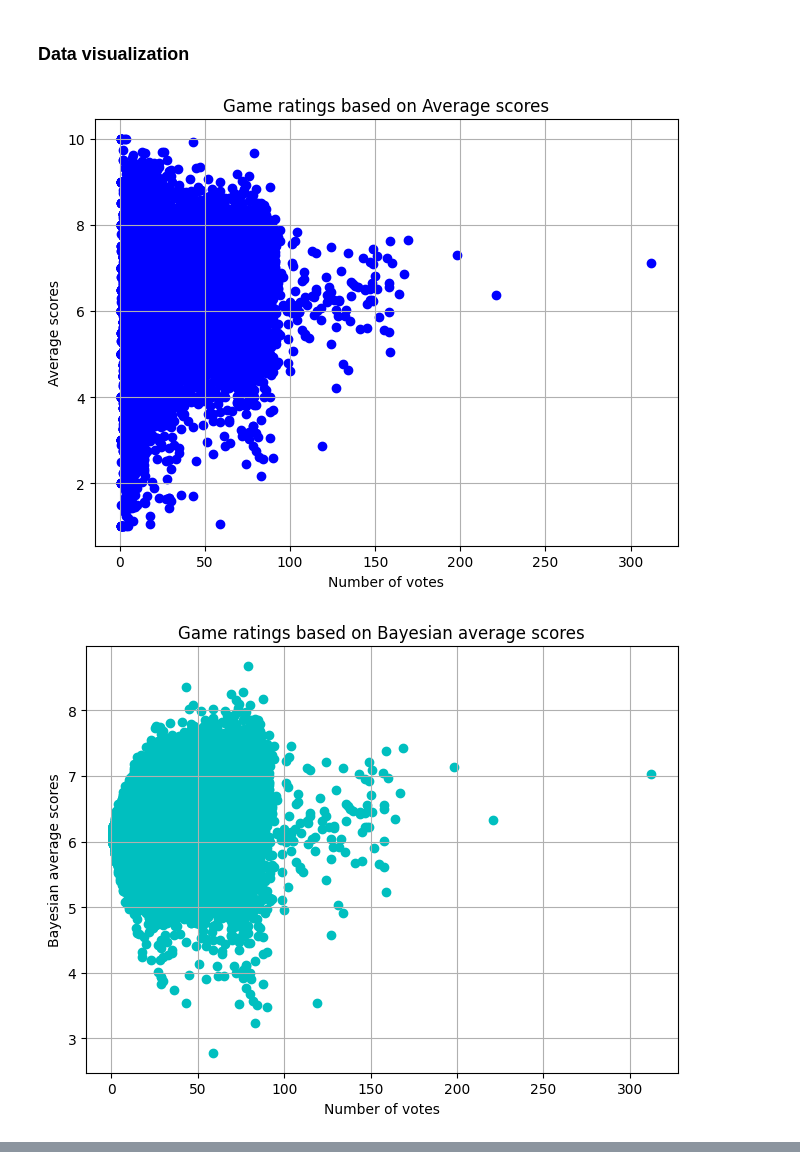
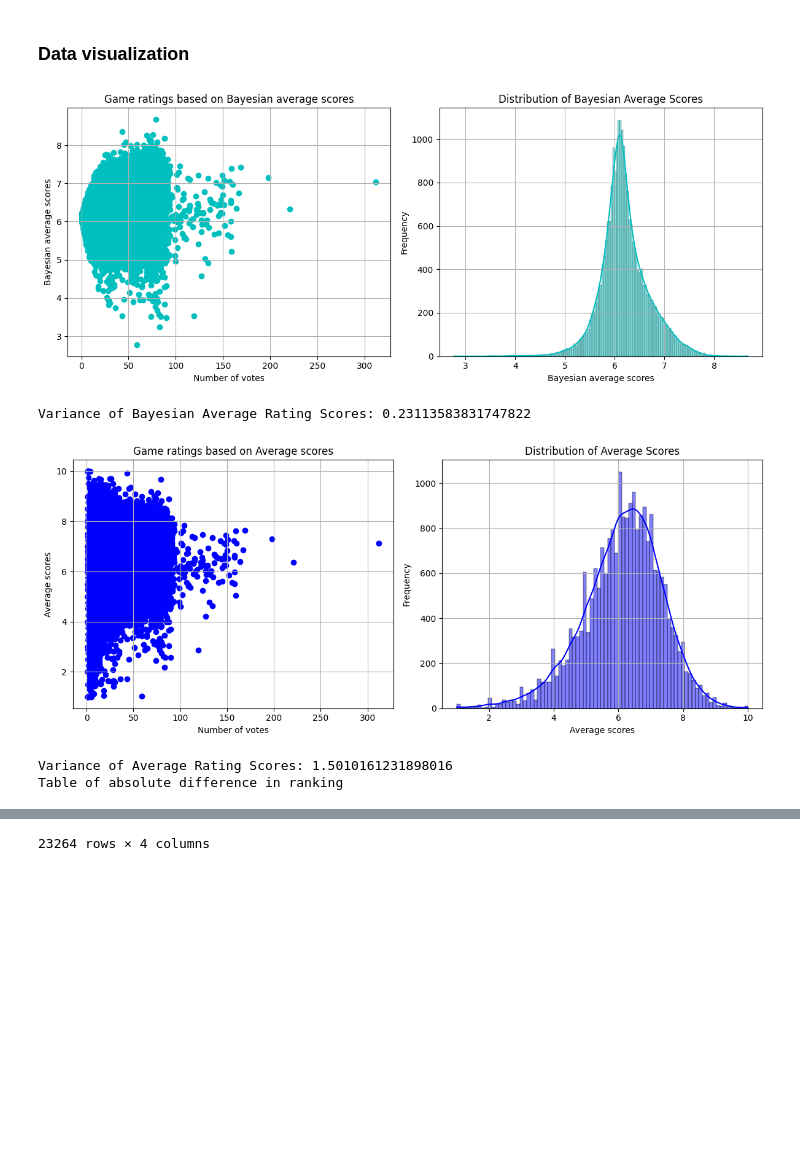
Before and after one commit to sergiopicascia/dscoding-projects, a Jupyter notebook: chi.hoang/Board_Game_Project/Notebook.ipynb, the cells around one changed output, grey strips where cells are left out. Cells and saved outputs as stored; diff of their text form; code cells hidden in the pictures; blank space fills up the shorter version.

```diff
--- a/chi.hoang/Board_Game_Project/Notebook.ipynb
+++ b/chi.hoang/Board_Game_Project/Notebook.ipynb
@@ -66,7 +62,16 @@ z = full_table['Bayesian Average rating score']
+# %%
+title = full_table['title']
+x = full_table['Number of votes']
+y = full_table['Average rating score']
+z = full_table['Bayesian Average rating score']
 # %%
-viz = DataVisualization(x,y,z)
+viz = DataVisualization(title, x,y,z)
+viz.plot_bayesian_ranking()
 viz.plot_average_ranking()
-viz.plot_bayesian_ranking()
+viz.compare_rankings_table()
 # %% [output]
-[figure, old version]
+[figure, new version]
+Variance of Bayesian Average Rating Scores: 0.23113583831747822
-[figure, old version]
+[figure, new version]
+Variance of Average Rating Scores: 1.5010161231898016
+Table of absolute difference in ranking
@@ -72,0 +90 @@ viz.plot_bayesian_ranking()
+23264 rows × 4 columns
```
Also changed, not shown: parts of 2 cells of this notebook.
